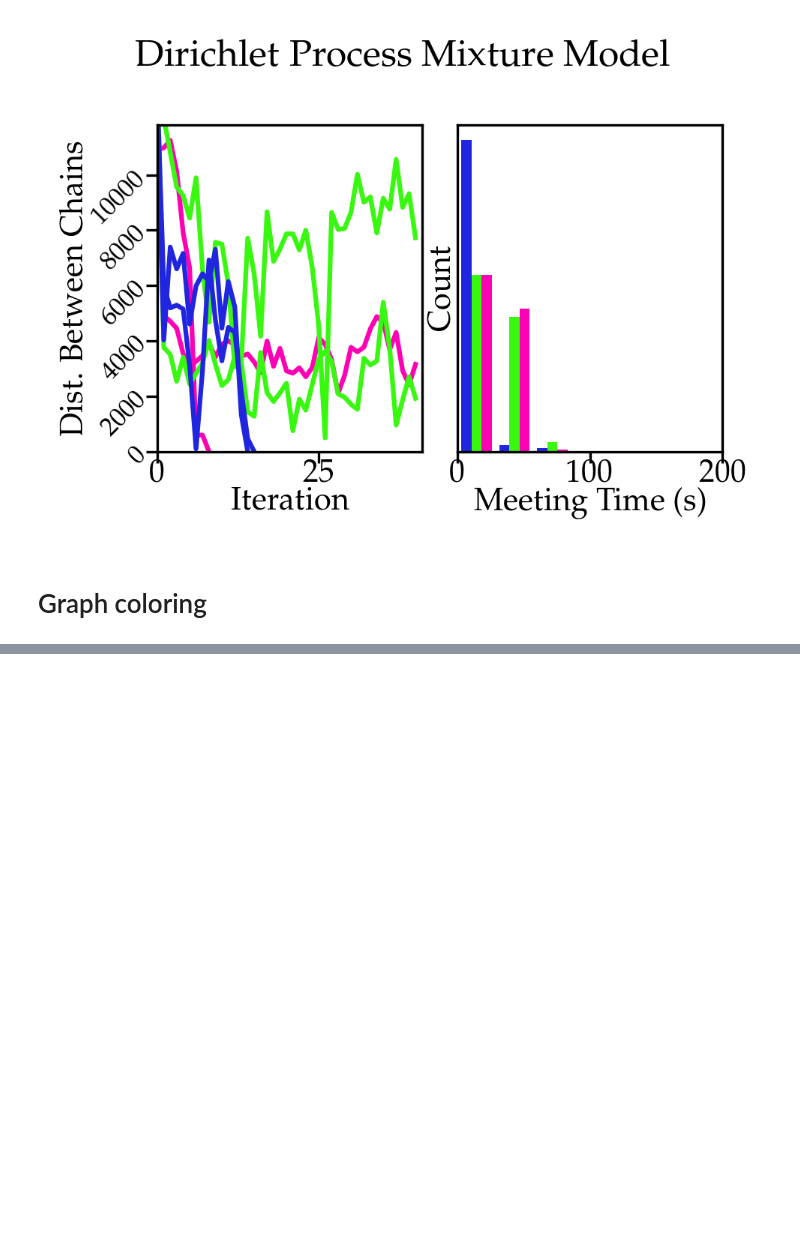
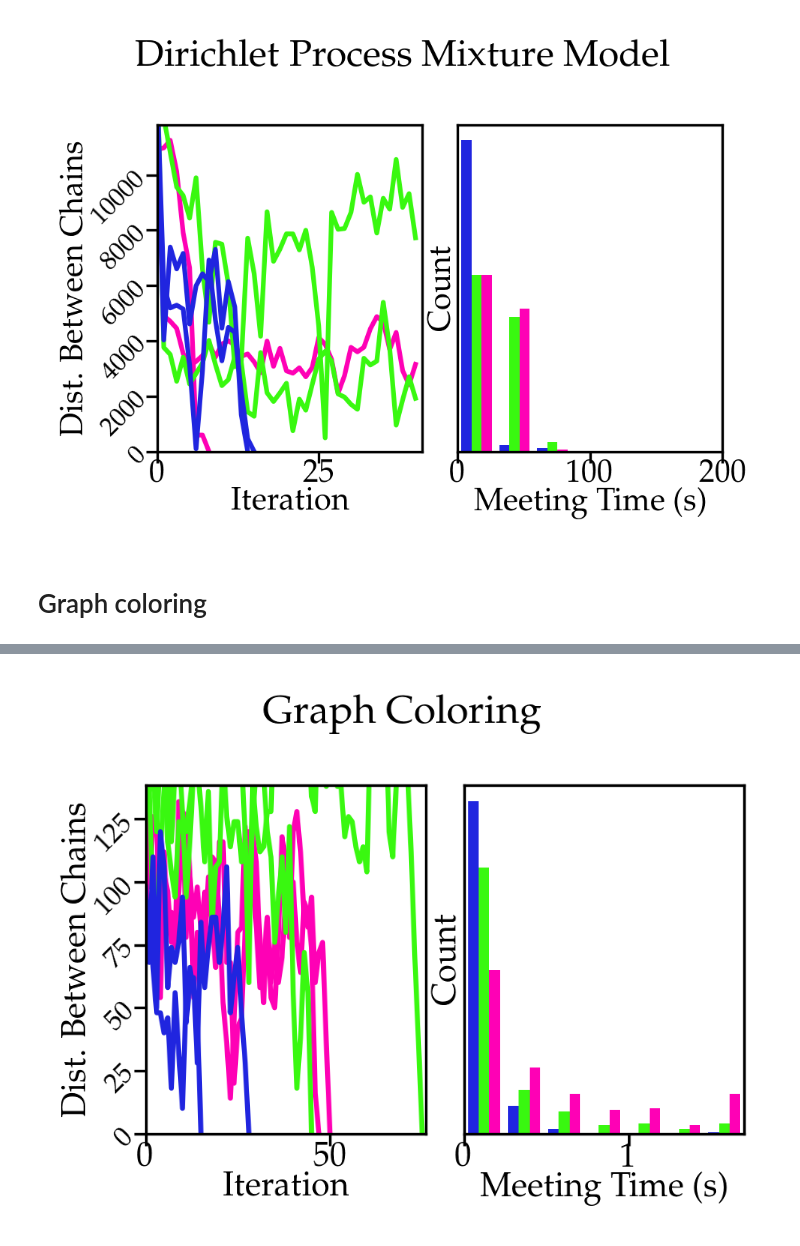
Before and after one commit to tinnguyen96/partition-coupling, a Jupyter notebook: Figure1.ipynb, the cells around one changed output, grey strips where cells are left out. Cells and saved outputs as stored; diff of their text form; code cells hidden in the pictures; blank space fills up the shorter version.

Commit message:
Working version of Figure1 notebook.

```diff
--- a/Figure1.ipynb
+++ b/Figure1.ipynb
@@ -430,18 +592,24 @@ else:
 # %%
-fn_base = "./toy_data_results/N=25_p=0.2"
+fn_base = "./figure1_results/N=25_p=0.2"
+if not os.path.exists(fn_base):
+    print("Will make directory %s" %fn_base)
+    os.makedirs(fn_base)
+
 traces_by_coupling_N25_p02 = copy.deepcopy(traces_by_coupling)
 traces_fn = fn_base + "_traces.npy"
 np.save(traces_fn, traces_by_coupling_N25_p02)
 
 times_by_coupling_N25_p02 = copy.deepcopy(times_by_coupling)
 times_fn = fn_base + "_meeting_times.npy"
 np.save(times_fn, times_by_coupling_N25_p02)
 
 title = "Graph Coloring"
 np.random.seed(47)
 utils.meeting_times_plots(
     traces_by_coupling, times_by_coupling,
     couplings_plot=['Optimal', 'Maximal', 'Common_RNG'],
     couplings_colors=['#2025df', '#39f810','#fe01b5'], title=title, alpha=1.0, nbins=8, max_time=1.7,
     linewidth=1.5, iter_interval=None, n_traces_plot=2, max_iter=None
     )
+# %% [output]
+[figure, added]
```
Also changed, not shown: parts of 5 cells of this notebook, 5 other files.
